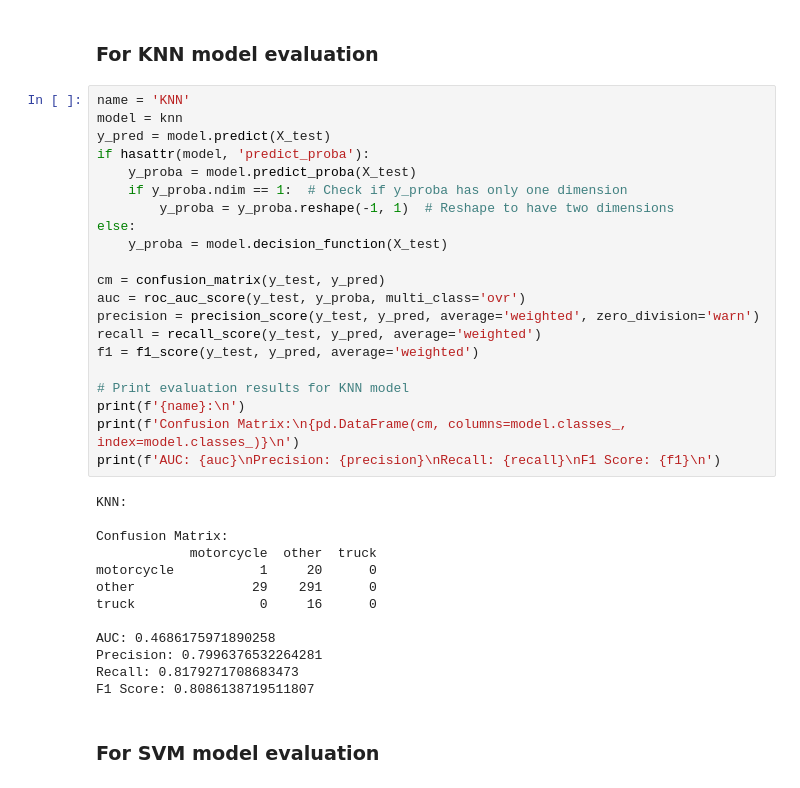
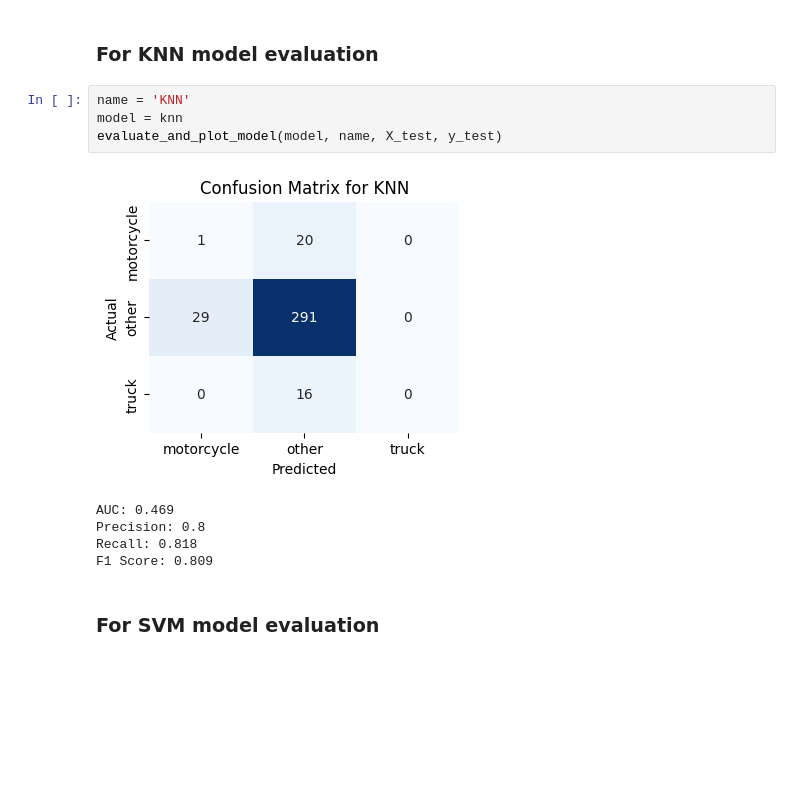
Before and after one commit to africanobyamugisha/computer_vision_cwks, a Jupyter notebook: traffic_monitoring_system/traffic_monitorin_system.ipynb, the cells around one changed output. Saved outputs shown, nothing was run; the diff lists cells and outputs as text; blank space fills up the shorter version.

Commit message:
added all confusion matrix

```diff
--- a/traffic_monitoring_system/traffic_monitorin_system.ipynb
+++ b/traffic_monitoring_system/traffic_monitorin_system.ipynb
@@ -109,37 +211,13 @@ for model in models:
 # %%
 name = 'KNN'
 model = knn
-y_pred = model.predict(X_test)
-if hasattr(model, 'predict_proba'):
-    y_proba = model.predict_proba(X_test)
-    if y_proba.ndim == 1:  # Check if y_proba has only one dimension
-        y_proba = y_proba.reshape(-1, 1)  # Reshape to have two dimensions
-else:
-    y_proba = model.decision_function(X_test)
-
-cm = confusion_matrix(y_test, y_pred)
-auc = roc_auc_score(y_test, y_proba, multi_class='ovr')
-precision = precision_score(y_test, y_pred, average='weighted', zero_division='warn')
-recall = recall_score(y_test, y_pred, average='weighted')
-f1 = f1_score(y_test, y_pred, average='weighted')
-
-# Print evaluation results for KNN model
-print(f'{name}:\n')
-print(f'Confusion Matrix:\n{pd.DataFrame(cm, columns=model.classes_, index=model.classes_)}\n')
-print(f'AUC: {auc}\nPrecision: {precision}\nRecall: {recall}\nF1 Score: {f1}\n')
+evaluate_and_plot_model(model, name, X_test, y_test)
 # %% [output]
+[figure, added]
-KNN:
-
-Confusion Matrix:
-            motorcycle  other  truck
-motorcycle           1     20      0
-other               29    291      0
-truck                0     16      0
-
-AUC: 0.4686175971890258
-Precision: 0.7996376532264281
-Recall: 0.8179271708683473
-F1 Score: 0.8086138719511807
+AUC: 0.469
+Precision: 0.8
+Recall: 0.818
+F1 Score: 0.809
 # %% [markdown]
 ### For SVM model evaluation
 # %%
```
Also changed, not shown: parts of 26 cells of this notebook, 6 other files.
